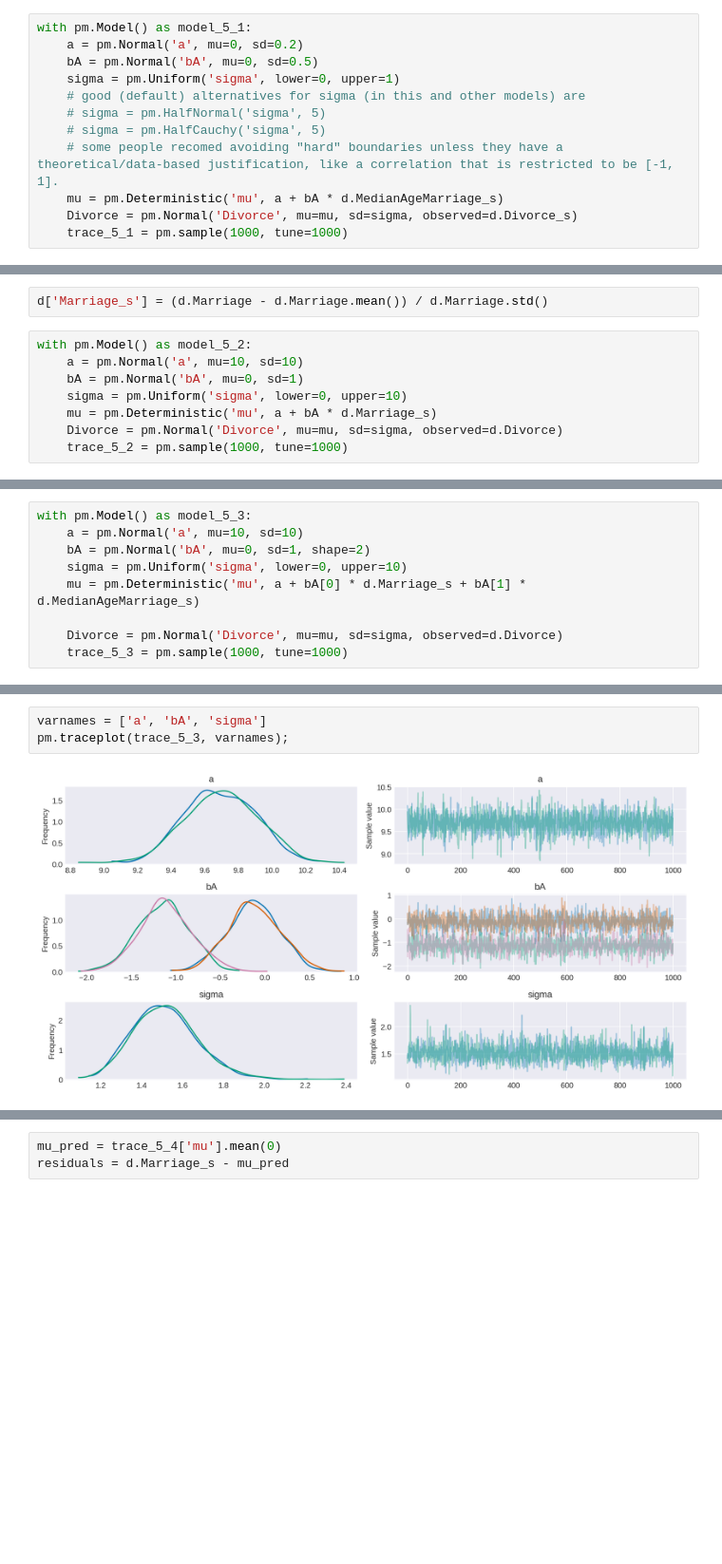
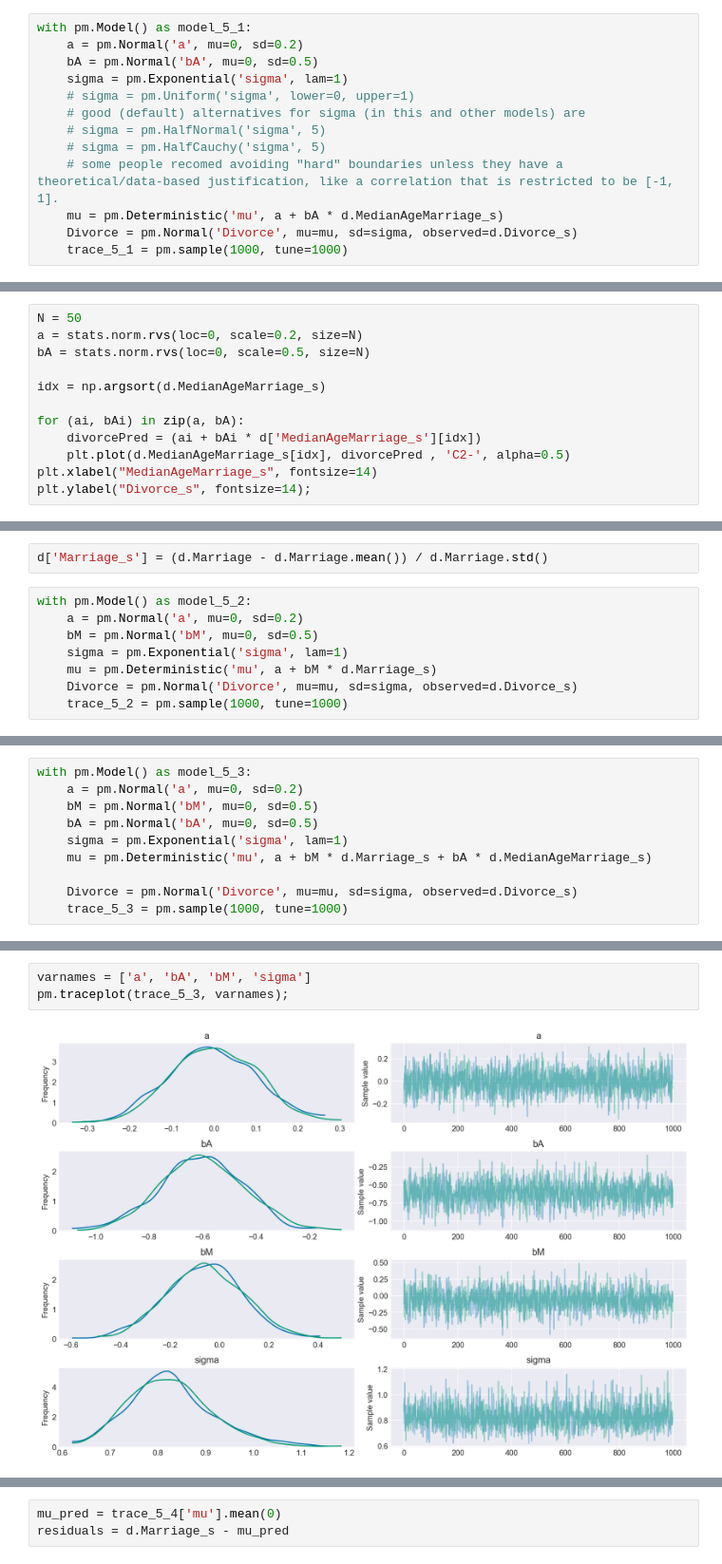
Before and after one commit to baheredia/resources, a Jupyter notebook: Rethinking/Chp_05.ipynb, the cells around one changed output, grey strips where cells are left out. Shown at 95% size. Cells and saved outputs as stored; diff of their text form; blank space fills up the shorter version.

```diff
--- a/Rethinking/Chp_05.ipynb
+++ b/Rethinking/Chp_05.ipynb
@@ -34,7 +34,8 @@ d.MedianAgeMarriage.std()
 with pm.Model() as model_5_1:
     a = pm.Normal('a', mu=0, sd=0.2)
     bA = pm.Normal('bA', mu=0, sd=0.5)
-    sigma = pm.Uniform('sigma', lower=0, upper=1)
+    sigma = pm.Exponential('sigma', lam=1)
+    # sigma = pm.Uniform('sigma', lower=0, upper=1)
     # good (default) alternatives for sigma (in this and other models) are
     # sigma = pm.HalfNormal('sigma', 5)
     # sigma = pm.HalfCauchy('sigma', 5)
@@ -58,0 +58,12 @@ HERE I AM
+# %%
+N = 50
+a = stats.norm.rvs(loc=0, scale=0.2, size=N)
+bA = stats.norm.rvs(loc=0, scale=0.5, size=N)
+
+idx = np.argsort(d.MedianAgeMarriage_s)
+
+for (ai, bAi) in zip(a, bA):
+    divorcePred = (ai + bAi * d['MedianAgeMarriage_s'][idx])
+    plt.plot(d.MedianAgeMarriage_s[idx], divorcePred , 'C2-', alpha=0.5)
+plt.xlabel("MedianAgeMarriage_s", fontsize=14)
+plt.ylabel("Divorce_s", fontsize=14);
@@ -77,11 +92,11 @@ plt.ylabel('Divorce', fontsize=14);
 d['Marriage_s'] = (d.Marriage - d.Marriage.mean()) / d.Marriage.std()
 # %%
 with pm.Model() as model_5_2:
-    a = pm.Normal('a', mu=10, sd=10)
-    bA = pm.Normal('bA', mu=0, sd=1)
-    sigma = pm.Uniform('sigma', lower=0, upper=10)
-    mu = pm.Deterministic('mu', a + bA * d.Marriage_s)
-    Divorce = pm.Normal('Divorce', mu=mu, sd=sigma, observed=d.Divorce)
+    a = pm.Normal('a', mu=0, sd=0.2)
+    bM = pm.Normal('bM', mu=0, sd=0.5)
+    sigma = pm.Exponential('sigma', lam=1)
+    mu = pm.Deterministic('mu', a + bM * d.Marriage_s)
+    Divorce = pm.Normal('Divorce', mu=mu, sd=sigma, observed=d.Divorce_s)
     trace_5_2 = pm.sample(1000, tune=1000)
 # %% [output]
 Auto-assigning NUTS sampler...
@@ -109,11 +134,12 @@ plt.fill_between(d.Marriage_s[idx], mu_hpd[:,0][idx], mu_hpd[:,1][idx],
 # %%
 with pm.Model() as model_5_3:
-    a = pm.Normal('a', mu=10, sd=10)
-    bA = pm.Normal('bA', mu=0, sd=1, shape=2)
-    sigma = pm.Uniform('sigma', lower=0, upper=10)
-    mu = pm.Deterministic('mu', a + bA[0] * d.Marriage_s + bA[1] * d.MedianAgeMarriage_s)
+    a = pm.Normal('a', mu=0, sd=0.2)
+    bM = pm.Normal('bM', mu=0, sd=0.5)
+    bA = pm.Normal('bA', mu=0, sd=0.5)
+    sigma = pm.Exponential('sigma', lam=1)
+    mu = pm.Deterministic('mu', a + bM * d.Marriage_s + bA * d.MedianAgeMarriage_s)
 
-    Divorce = pm.Normal('Divorce', mu=mu, sd=sigma, observed=d.Divorce)
+    Divorce = pm.Normal('Divorce', mu=mu, sd=sigma, observed=d.Divorce_s)
     trace_5_3 = pm.sample(1000, tune=1000)
 # %% [output]
 Auto-assigning NUTS sampler...
@@ -123,6 +149,6 @@ NUTS: [sigma, bA, a]
 # %%
-varnames = ['a', 'bA', 'sigma']
+varnames = ['a', 'bA', 'bM', 'sigma']
 pm.traceplot(trace_5_3, varnames);
 # %% [output]
-[figure, old version]
+[figure, new version]
 # %%
```
Also changed, not shown: parts of 48 cells of this notebook, 1 other file.
